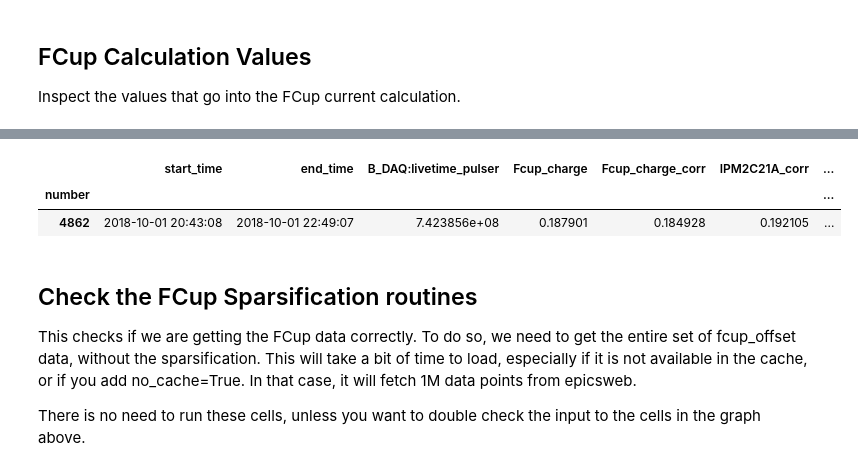
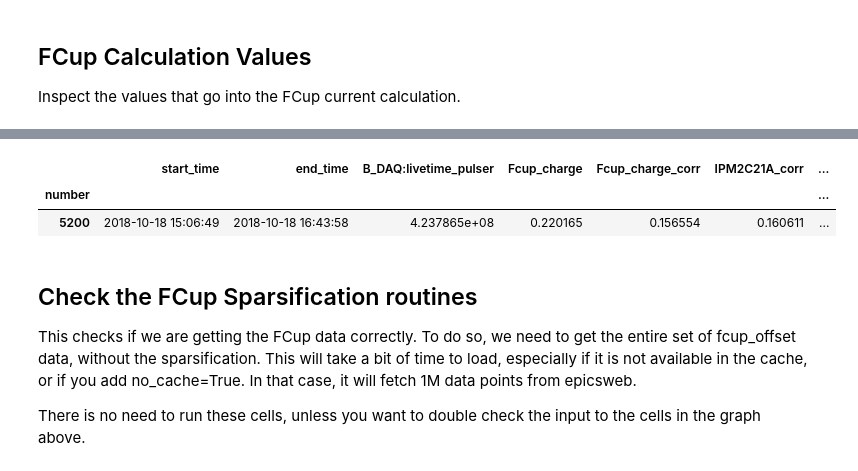
Before and after one commit to mholtrop/RunData, a Jupyter notebook: RGA_Data_checker.ipynb, the cells around one changed output, grey strips where cells are left out. Saved outputs shown, nothing was run; the diff lists cells and outputs as text; code cells hidden in the pictures.

```diff
--- a/RGA_Data_checker.ipynb
+++ b/RGA_Data_checker.ipynb
@@ -16,8 +16,9 @@ run_sub_periods_available = [
         (datetime(2018, 9, 27,  1, 0), datetime(2018, 11, 26, 7, 0)),
         (datetime(2019, 3, 25, 18, 0), datetime(2019,  4, 15, 6, 0))
     ]
-data = RunData(cache_file='RGA.sqlite3', sqlcache=True)
-data.debug = 1
+data = RunData(cache_file='RGA_jupyter.sqlite3', sqlcache=True)
+data.debug = 2
+data.fix_bad_rcdb_start_times = True
 # %% [output]
 Imported the RGA info.
 Setup 'data' with: data = RunData(cache_file='RGA.sqlite3', sqlcache=True)
@@ -52,7 +69,7 @@ i_run =  435  --> 5665
 # %%
 # Select the run you want to inspect.
 run_number = None
-i_run = 0
+i_run = 4
 if run_number is None:
     start_time = data.All_Runs.iloc[i_run].start_time
     end_time = data.All_Runs.iloc[i_run].end_time
@@ -157,14 +220,14 @@ fig.show()
 # %%
 data.debug=1
 data.add_current_cor(run_number, current_channel="IPM2C21A")
 data.add_current_cor(run_number, current_channel="IPM2C24A")
 current = compute_fcup_current(run_number, data=data, current_channel="scalerS2b")
 compute_fcup_current_livetime_correction(run_number, current=current, data=data)
-data.All_Runs.loc[run_number:run_number+1, ["start_time","end_time", "B_DAQ:livetime_pulser", "Fcup_charge", "Fcup_charge_corr", "IPM2C21A_corr", "IPM2C24A_corr"]]
+data.All_Runs.loc[run_number:run_number, ["start_time","end_time", "B_DAQ:livetime_pulser", "Fcup_charge", "Fcup_charge_corr", "IPM2C21A_corr", "IPM2C24A_corr"]]
 # %% [output]
 |  | start_time | end_time | B_DAQ:livetime_pulser | Fcup_charge | Fcup_charge_corr | IPM2C21A_corr | ... |
 | number |  |  |  |  |  |  | ... |
-| 4862 | 2018-10-01 20:43:08 | 2018-10-01 22:49:07 | 7.423856e+08 | 0.187901 | 0.184928 | 0.192105 | ... |
+| 5200 | 2018-10-18 15:06:49 | 2018-10-18 16:43:58 | 4.237865e+08 | 0.220165 | 0.156554 | 0.160611 | ... |
 # %% [markdown]
 ## Check the FCup Sparsification routines
 This checks if we are getting the FCup data correctly. To do so, we need to get the entire set of fcup_offset data, without the sparsification. This will take a bit of time to load, especially if it is not available in the cache, or if you add no_cache=True. In that case, it will fetch 1M data points from epicsweb.
```
Also changed, not shown: parts of 21 cells of this notebook.
